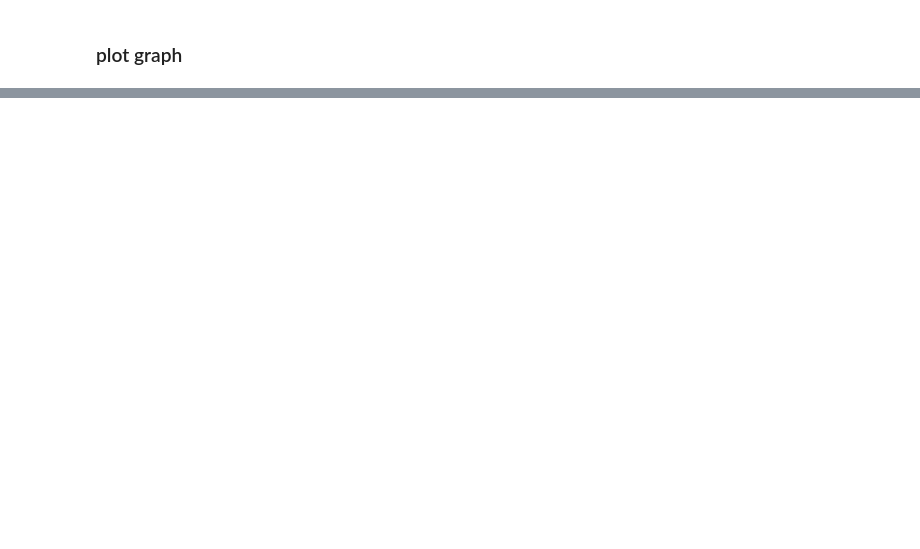
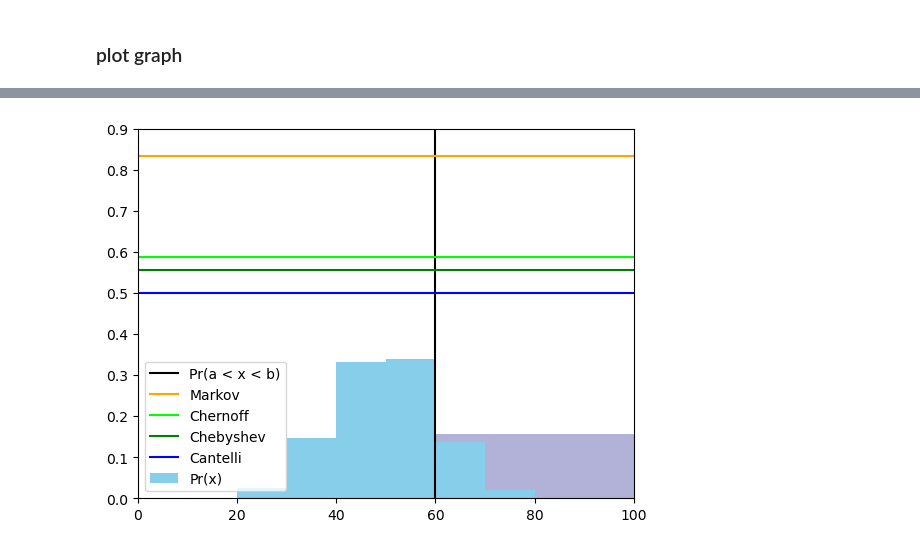
Before and after one commit to camellian0120/MLP-8_probabilityInequality, a Jupyter notebook: Chebyshev.ipynb, the cells around one changed output, grey strips where cells are left out. Drawn from its saved outputs; the diff is of its cells as text; code cells hidden in the pictures; blank space fills up the shorter version.

```diff
--- a/Chebyshev.ipynb
+++ b/Chebyshev.ipynb
@@ -87,0 +136,24 @@ Pr((x-Ex)^2) = 0.038 <= 0.25 = V[x]/ε^2
+# %%
+## #グラフの表示
+# 基本の設定
+plt.xlim(0,100)
+plt.ylim(0,0.9)
+
+# aの直線
+plt.axvline(60, color='black', label="Pr(a < x < b)")
+
+# 確率分布 (10刻み)
+plt.bar(60+20, Pr10[6]+Pr10[7]+Pr10[8]+Pr10[9], 40, color='navy', alpha=0.3)
+plt.bar(size*10+5, Pr10, 10, color='skyblue', label="Pr(x)")
+
+# マルコフ、チェルノフ、チェビシェフの不等式
+plt.axhline(Ex/b, color='orange', label="Markov")
+plt.axhline(min_apper_bound[0], color='lime', label="Chernoff")
+plt.axhline(Chebyshev_uni(), color='green', label="Chebyshev")
+plt.axhline(Chebyshev_half(eps=10), color='blue', label="Cantelli")
+
+# 表示
+plt.legend()
+plt.show()
+# %% [output]
+[figure, added]
```
Also changed, not shown: parts of 8 cells of this notebook.
